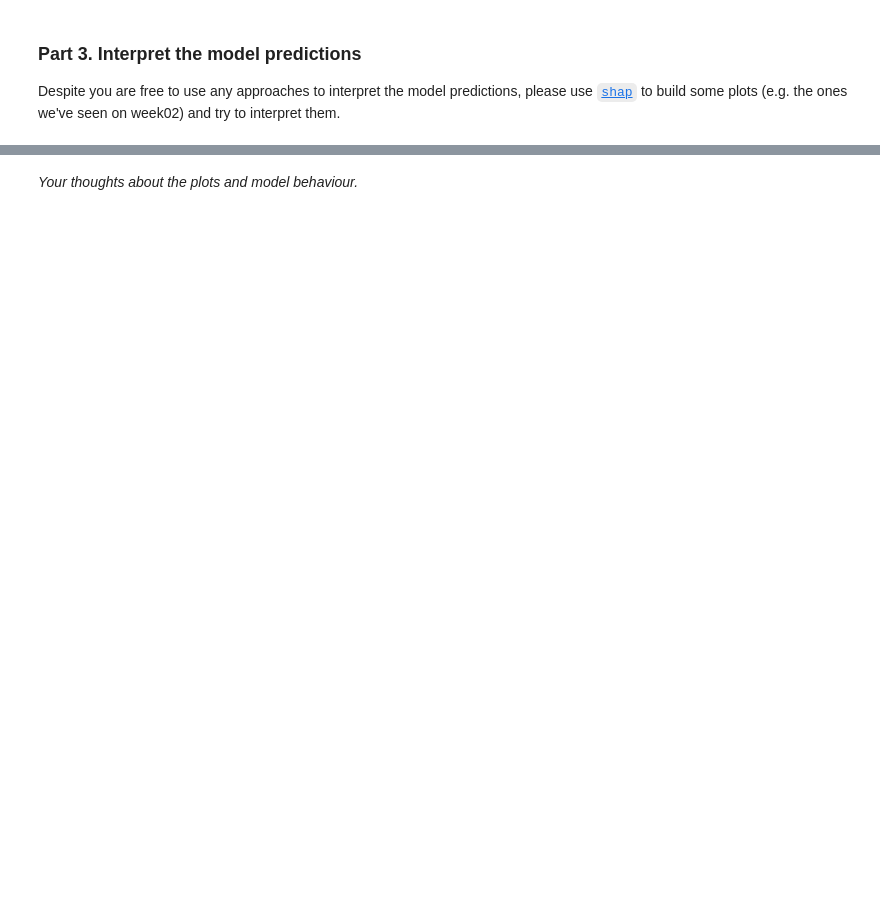
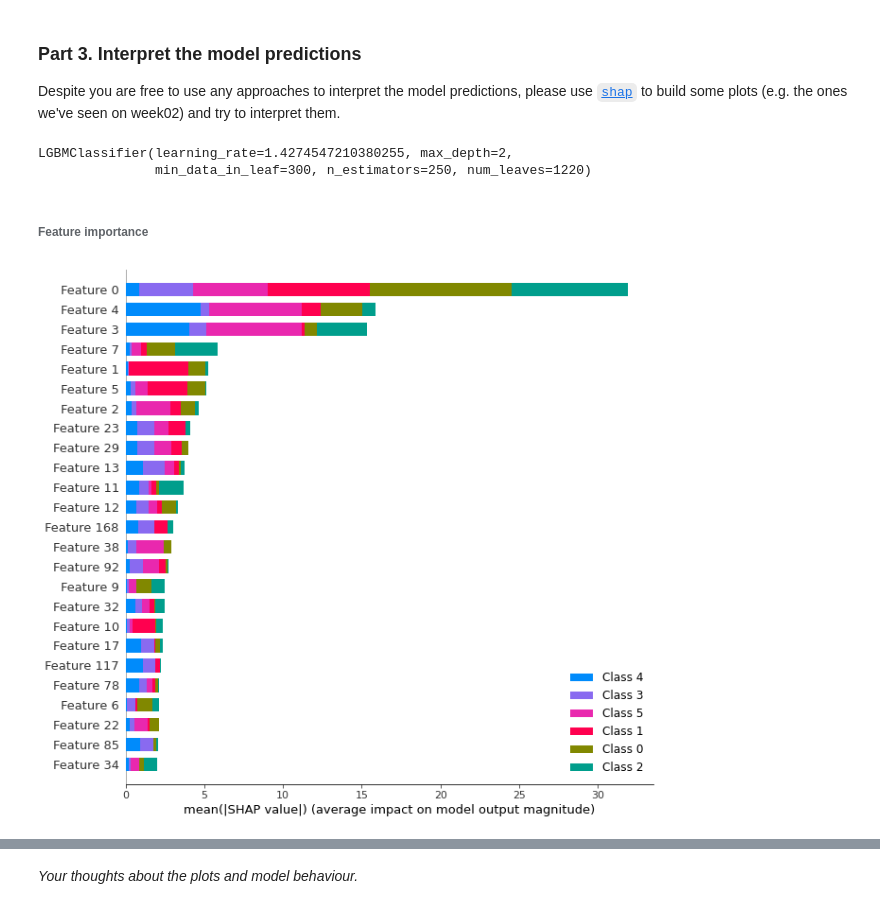
Before and after one commit to root-epifit/madmo-adv, a Jupyter notebook: homeworks/hw1_boosting_and_explanation.ipynb, the cells around one changed output, grey strips where cells are left out. Saved outputs shown, nothing was run; the diff lists cells and outputs as text; code cells hidden in the pictures; blank space fills up the shorter version.

```diff
--- a/homeworks/hw1_boosting_and_explanation.ipynb
+++ b/homeworks/hw1_boosting_and_explanation.ipynb
@@ -685,3 +631,18 @@ import shap
 
 
 # YOUR CODE HERE
+# %%
+best_model = LGBMClassifier(**study.best_params)
+
+best_model.fit(X_train_pca, y_train)
+# %% [output]
+LGBMClassifier(learning_rate=1.4274547210380255, max_depth=2,
+               min_data_in_leaf=300, n_estimators=250, num_leaves=1220)
+# %% [markdown]
+###### Feature importance
+# %%
+shap_test = shap.TreeExplainer(best_model).shap_values(X_test_pca)
+shap.summary_plot(shap_test, X_test_pca,
+                      max_display=25, plot_size=(10,10))
+# %% [output]
+[figure, added]
```
Also changed, not shown: parts of 14 cells of this notebook.
